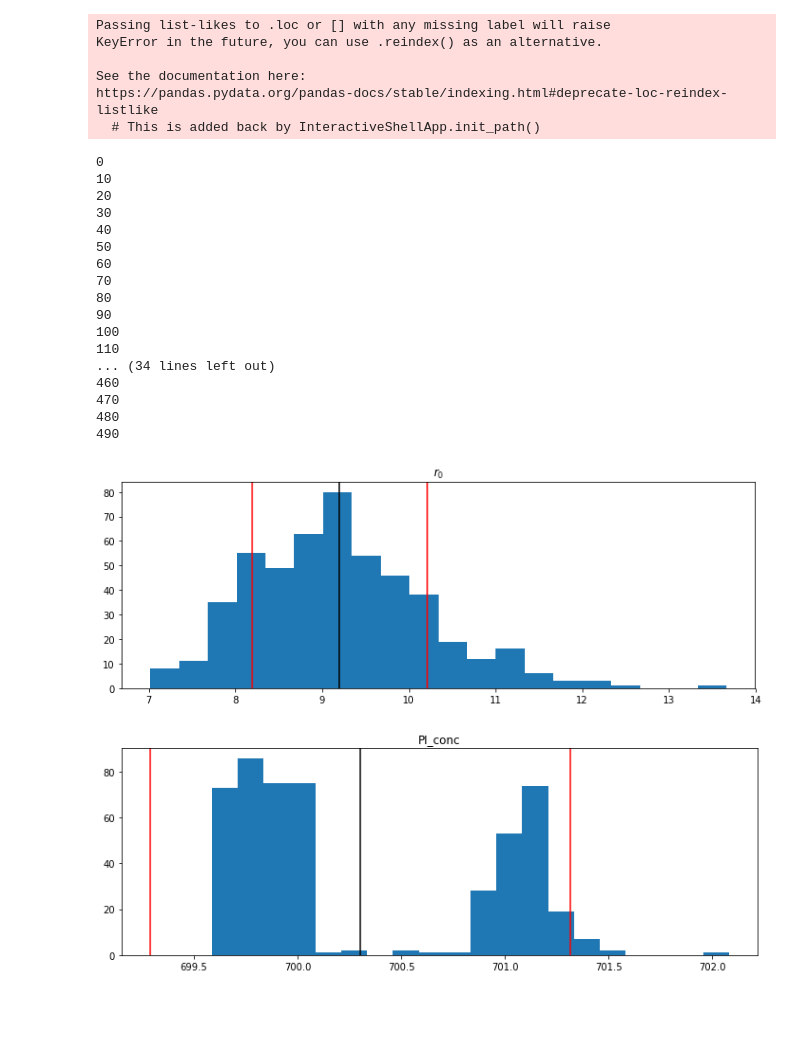
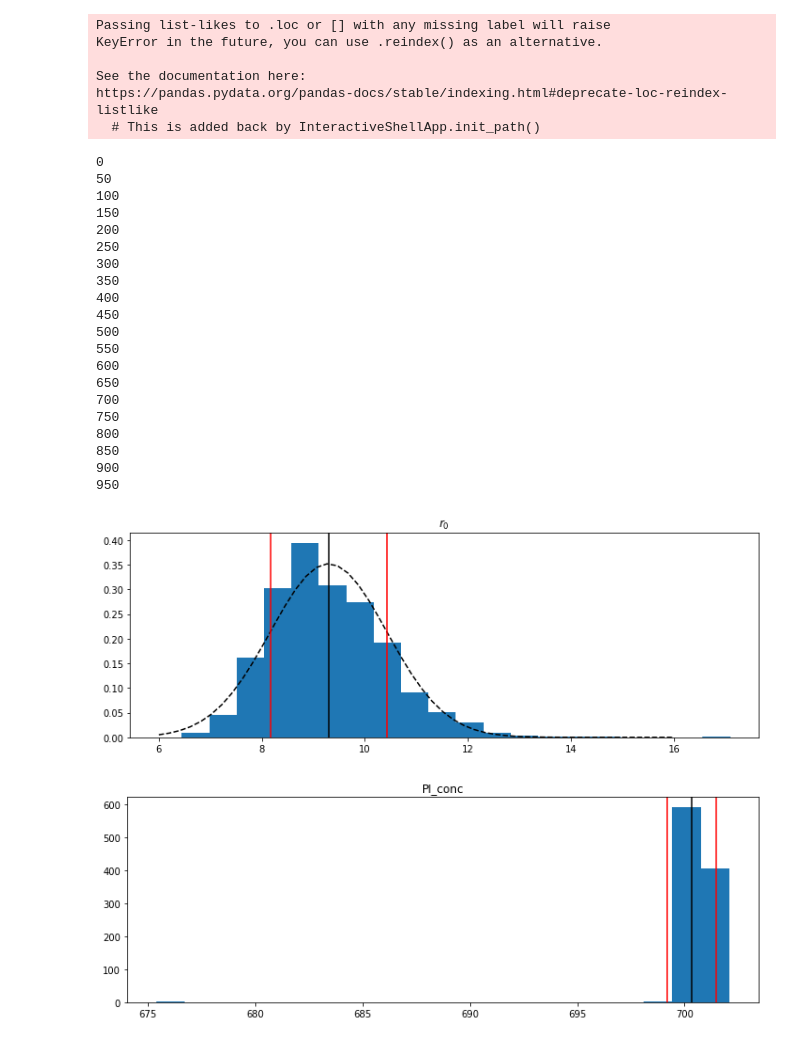
Before and after one commit to stujen/fiveEqSCM, a Jupyter notebook: 5eqSCM/Nick_UnFaIR/Fitting CH4 & N2O.ipynb, the cells around one changed output. Drawn from its saved outputs; the diff is of its cells as text; code cells hidden in the pictures; blank space fills up the shorter version.

Commit message:
Hopefully final optimal parameter set fit to Prather

```diff
--- a/5eqSCM/Nick_UnFaIR/Fitting CH4 & N2O.ipynb
+++ b/5eqSCM/Nick_UnFaIR/Fitting CH4 & N2O.ipynb
@@ -101,12 +119,12 @@ for mcn in np.arange(N):
     params[mcn] = sp.optimize.minimize(fit_to_prather_theory,[0.00025,-0.3],method='Nelder-Mead')['x']
 # %%
 fig,ax=plt.subplots(2,figsize=(12,8))
-ax[0].hist(params[:,0],bins=np.linspace(0.0001,0.0004,20))
-ax[1].hist(params[:,1],bins=np.linspace(-0.3,-0.1,20))
+ax[0].hist(params[:,0],bins=np.linspace(0.0001,0.0006,20))
+ax[1].hist(params[:,1],bins=np.linspace(-0.2,-0.0,40))
 ax[0].set_title('r$_A$ distribution')
 ax[1].set_title('r$_T$ distribution')
 
-rA_norm = sp.stats.norm.fit(params[:,0][(params[:,0]<0.0005) * (params[:,0]>0.000)])
+rA_norm = sp.stats.norm.fit(params[:,0][(params[:,0]<0.0006) * (params[:,0]>0.000)])
 rT_norm = sp.stats.norm.fit(params[:,1][(params[:,1]<0.0) * (params[:,1]>-0.5)])
 ax[0].axvline(rA_norm[0],color='k')
 ax[0].axvline(rA_norm[0]+rA_norm[1],color='r')
@@ -164,0 +298,14 @@ N2O_params = {'rA':rA_norm}
+# %%
+fig,ax=plt.subplots(1,figsize=(12,4))
+ax.hist(params[:,0].flatten(),bins=np.linspace(-0.0014,0.000,400),density=True)
+ax.set_title('r$_A$ distribution')
+
+rA_norm = sp.stats.norm.fit(params[:,0][(params[:,0]<0) * (params[:,0]>-0.0014)])
+ax.plot(np.linspace(-0.0014,0),sp.stats.norm.pdf(np.linspace(-0.0014,0),rA_norm[0],rA_norm[1]),'k--')
+ax.axvline(rA_norm[0],color='k')
+ax.axvline(rA_norm[0]+rA_norm[1],color='r')
+ax.axvline(rA_norm[0]-rA_norm[1],color='r')
+
+print( 'rA : ' + str(round(np.median(params[:,0]),6)) + \
+      ' [' + str(round(np.percentile(params[:,0],16),7)) + ' , ' + \
+     str(round(np.percentile(params[:,0],84),7)) + ']' )
@@ -247,7 +397,7 @@ gas_params = default_gas_params()
 
 emissions_fit = emissions.copy()
 
-N = 500
+N = 1000
 
 r0_dist_CH4 = np.zeros(N)
 PI_conc_dist_CH4 = np.zeros(N)
@@ -256,7 +406,7 @@ PI_conc_dist_N2O = np.zeros(N)
 
 for mcn in np.arange(N):
 
-    if mcn%10 == 0:
+    if mcn%50 == 0:
         print(mcn)
 
     T_response = T_responses[np.random.choice(np.arange(1,101))].loc[1765:2012]
@@ -265,9 +415,9 @@ for mcn in np.arange(N):
 
     emissions_fit['N2O'] = emissions['N2O'] * np.random.normal(1,1.3/6.6)
 
-    gas_params.loc['rA','CH4'] = np.random.normal(CH4_params['rA'][0],CH4_params['rA'][1])
-    gas_params.loc['rT','CH4'] = np.random.normal(CH4_params['rT'][0],CH4_params['rT'][1])
-    gas_params.loc['rA','N2O'] = np.random.normal(N2O_params['rA'][0],N2O_params['rA'][1])
+    gas_params.loc['rA','CH4'] = np.random.choice(rA_CH4_dist)
+    gas_params.loc['rT','CH4'] = np.random.choice(rT_CH4_dist)
+    gas_params.loc['rA','N2O'] = np.random.choice(rA_N2O_dist)
 
     fit_params_CH4 = sp.optimize.minimize(fit_r0_PI_conc,[9,700],args=('CH4',gas_params,T_response,emissions_fit),\
                                      method='COBYLA',tol=1e-2)
@@ -281,47 +431,51 @@ for mcn in np.arange(N):
     PI_conc_dist_N2O[mcn] = fit_params_N2O['x'][1]
 # %% [output]
 0
-10
-20
-30
-40
 50
-60
-70
-80
-90
 100
-110
-... (34 lines left out)
-460
-470
-480
-490
+150
+200
+250
+300
+350
+400
+450
+500
+550
+600
+650
+700
+750
+800
+850
+900
+950
 # %%
 ## CH4 ##
 
 r0_norm = sp.stats.norm.fit(r0_dist_CH4)
 fig,ax=plt.subplots(figsize=(12,4))
-ax.hist(r0_dist_CH4,bins=20)
+ax.hist(r0_dist_CH4,bins=20,density=True)
+ax.plot(np.linspace(6,16),sp.stats.norm.pdf(np.linspace(6,16),r0_norm[0],r0_norm[1]),'k--')
 ax.axvline(r0_norm[0],color='k')
 ax.axvline(r0_norm[0]+r0_norm[1],color='r')
 ax.axvline(r0_norm[0]-r0_norm[1],color='r')
 ax.set_title('$r_0$')
 
 CH4_params['r0'] = r0_norm
 
 PI_norm = sp.stats.norm.fit(PI_conc_dist_CH4)
 fig,ax=plt.subplots(figsize=(12,4))
 ax.hist(PI_conc_dist_CH4,bins=20)
 ax.axvline(PI_norm[0],color='k')
 ax.axvline(PI_norm[0]+r0_norm[1],color='r')
 ax.axvline(PI_norm[0]-r0_norm[1],color='r')
 ax.set_title('PI_conc')
 
 CH4_params['PI_conc'] = PI_norm
 # %% [output]
-[figure, old version]
+[figure, new version]
-[figure, old version]
+[figure, new version]
 # %%
 ## N2O ##
 
```
Also changed, not shown: parts of 19 cells of this notebook, 8 other files.
